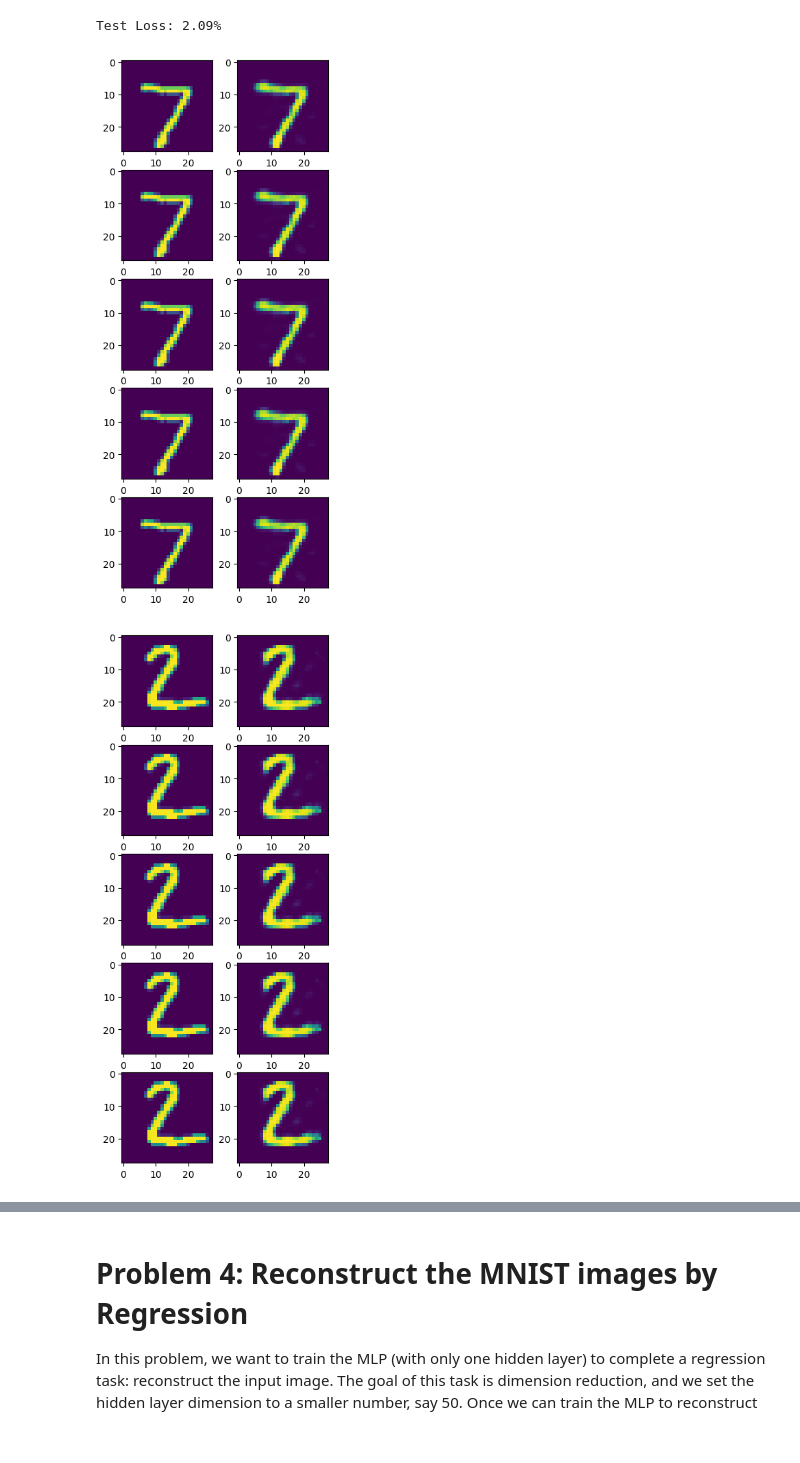
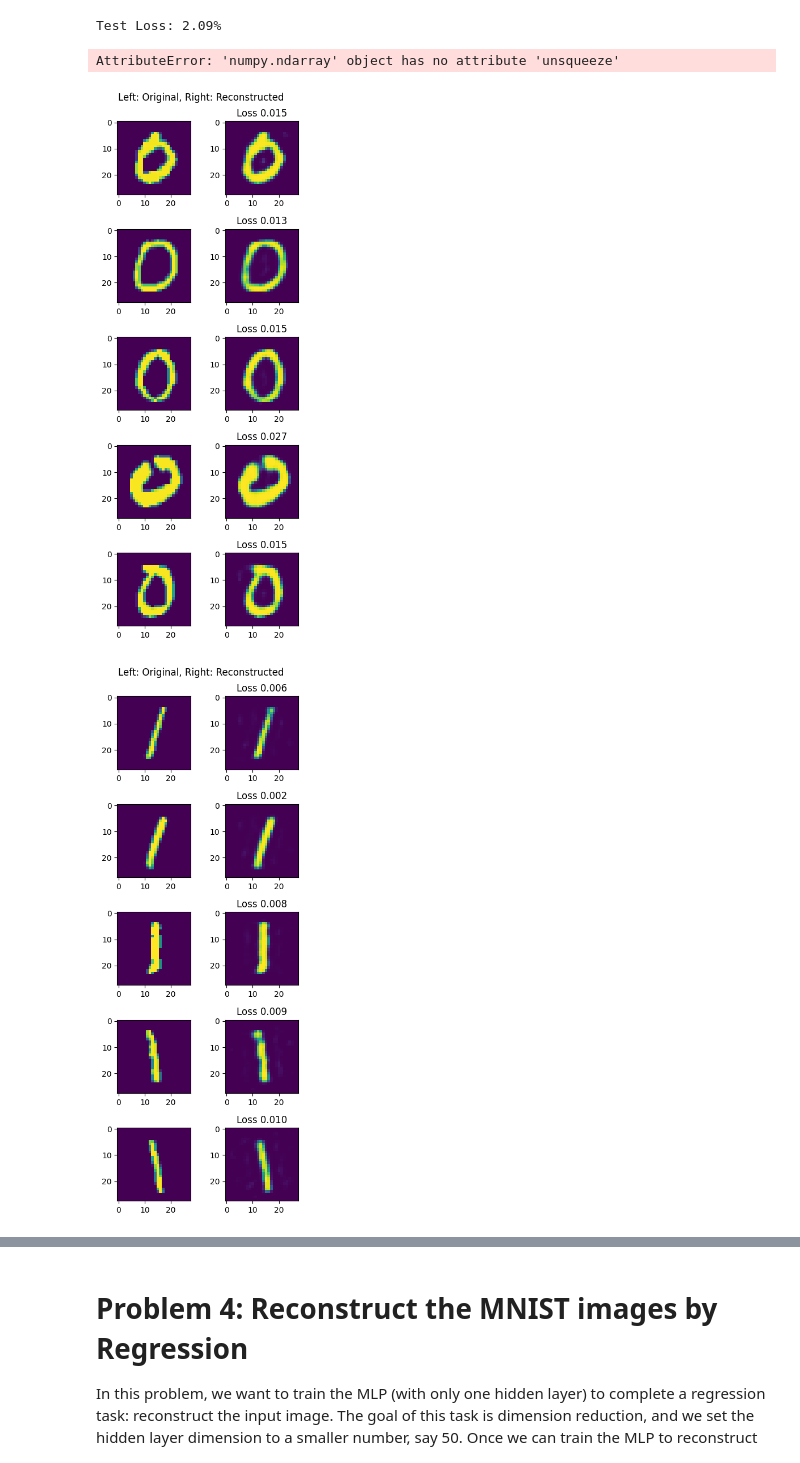
Before and after one commit to Vashistht/Intro_DL, a Jupyter notebook: IDL_hw1/source/hw1_q4.ipynb, the cells around one changed output, grey strips where cells are left out. Saved outputs shown, nothing was run; the diff lists cells and outputs as text; code cells hidden in the pictures.

```diff
--- a/IDL_hw1/source/hw1_q4.ipynb
+++ b/IDL_hw1/source/hw1_q4.ipynb
@@ -175,13 +175,54 @@ for data, target in test_loader:
+# %%
+check_dict =defaultdict(list)
+for data, target in test_loader:
+    data = data.view(data.size(0), -1)
+    output = model(data)
+    loss = criterion(output, data).item()
+    output = output.detach().numpy()
+    data = data.detach().numpy()
+
+    for idx, label in enumerate(target):
+        label = int(label)
+        loss = criterion(output[idx].unsqueeze(0), data[idx].unsqueeze(0)).item()
+        check_dict[label].append([data[idx], output[idx], loss])
+# %% [output]
+AttributeError: 'numpy.ndarray' object has no attribute 'unsqueeze'
+# %%
+check_dict = defaultdict(list)
+
+model.eval()  # Set the model to evaluation mode
+with torch.no_grad():  # Turn off gradients for the following code block
+    for data, target in test_loader:
+        # Flatten the data and send to device
+        data = data.view(data.size(0), -1).to(device)
+        output = model(data)
+
+        # Iterate over the batch and compute loss for each image
+        for idx, label in enumerate(target):
+            label = int(label.item())
+
+            # Compute loss for each image
+            individual_loss = criterion(output[idx].unsqueeze(0), data[idx].unsqueeze(0)).item()
+
+            # Convert the individual image and output to numpy arrays for storage
+            img_np = data[idx].cpu().numpy()
+            output_np = output[idx].cpu().numpy()
+
+            # Append image data and loss to the dictionary
+            check_dict[label].append([img_np, output_np, individual_loss])
 # %%
 # https://stackoverflow.com/questions/55466298/pytorch-cant-call-numpy-on-variable-that-requires-grad-use-var-detach-num
 
 #https://matplotlib.org/stable/gallery/subplots_axes_and_figures/subplots_demo.html
 
-for i in range(len(check_dict.keys())):
+for i in range(10):
     fig, axes = plt.subplots(nrows=5, ncols=2, figsize=(4,10))
+    fig.suptitle('Left: Original, Right: Reconstructed')
     for j in range(5):
         axes[j,0].imshow(check_dict[i][j][0].reshape(28,28))
         axes[j,1].imshow(check_dict[i][j][1].reshape(28,28))
+        axes[j,1].set_title(f'Loss {check_dict[i][j][2]:.3f}')
+    fig.tight_layout()
 # %% [output]
-[figure, old version]
+[figure, new version]
-[figure, old version]
+[figure, new version]
```
Also changed, not shown: parts of 2 cells of this notebook.
